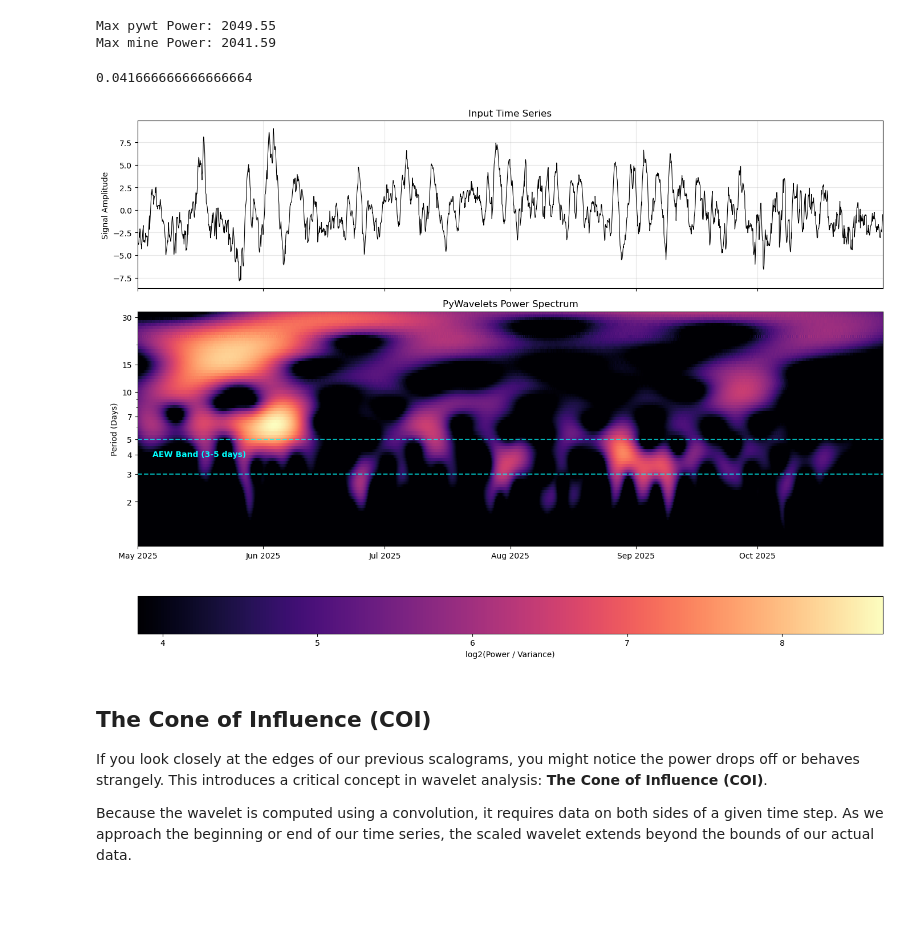
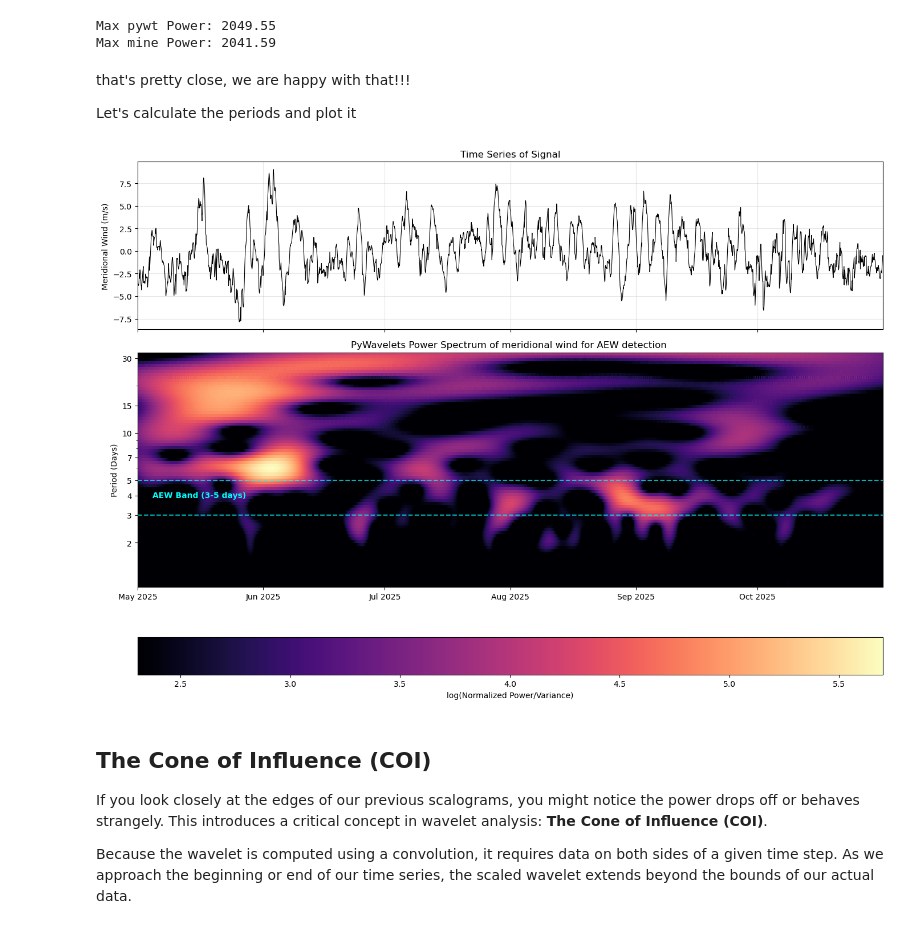
Before and after one commit to adriantompkins/climate-book, a Jupyter notebook: notebooks/part2_cda/climdata_wavelet_analysis.ipynb, the cells around one changed output. Cells and saved outputs as stored; diff of their text form; code cells hidden in the pictures; blank space fills up the shorter version.

Commit message:
Clean up and more  explanations in the wavelets, using natural log for plots instead of log2

```diff
--- a/notebooks/part2_cda/climdata_wavelet_analysis.ipynb
+++ b/notebooks/part2_cda/climdata_wavelet_analysis.ipynb
@@ -593,7 +601,7 @@ import matplotlib.pyplot as plt
 import numpy as np
 
 def plot_wavelet_spectrum(time, periods, power, title="Wavelet Power Spectrum",
-                          v_signal=None, ylabel="Period (Days)"):
+                          v_signal=None, ylabel="Period (Days)",tstitle="Signal Amplitude"):
     """
     Plots a professional scalogram for atmospheric signals.
     Returns: (fig, ax_signal, ax_wavelet)
@@ -601,11 +609,11 @@ def plot_wavelet_spectrum(time, periods, power, title="Wavelet Power Spectrum",
     fig, (ax1, ax2) = plt.subplots(2, 1, figsize=(14, 10), sharex=True,
                                    gridspec_kw={'height_ratios': [1, 2]})
 
-    # 1. Top Panel: Time Series
+    # Top Panel: Time Series
     if v_signal is not None:
         ax1.plot(time, v_signal, color='black', lw=0.8)
-        ax1.set_ylabel('Signal Amplitude')
-        ax1.set_title('Input Time Series')
+        ax1.set_ylabel(tstitle)
+        ax1.set_title('Time Series of Signal')
     ax1.grid(alpha=0.3)
 
     # Safely calculate variance normalization and log if v_signal is provided
@@ -615,7 +623,7 @@ def plot_wavelet_spectrum(time, periods, power, title="Wavelet Power Spectrum",
     else:
         norm_power = power
 
-    log_power = np.log2(norm_power + 1e-5)
+    log_power = np.log(norm_power + 1e-8)
 
     # Dynamically find the real ceiling of your data
     actual_max = np.nanmax(log_power)
@@ -624,7 +632,7 @@ def plot_wavelet_spectrum(time, periods, power, title="Wavelet Power Spectrum",
     # (Adjust this number up if it's still too noisy, down if it's too dark)
     actual_min = np.nanpercentile(log_power, 50)
 
-    # 2. Bottom Panel: The Scalogram
+    # Bottom Panel: The Scalogram
     pcm = ax2.pcolormesh(time, periods, log_power,
                          shading='auto',
                          vmin=actual_min,  # dynamically set!
@@ -647,6 +655,6 @@ def plot_wavelet_spectrum(time, periods, power, title="Wavelet Power Spectrum",
     ax2.xaxis.set_major_formatter(mdates.DateFormatter('%b %Y'))
 
     # Colorbar
-    fig.colorbar(pcm, ax=ax2, orientation='horizontal', pad=0.15, label='log2(Power / Variance)')
+    fig.colorbar(pcm, ax=ax2, orientation='horizontal', pad=0.15, label='log(Normalized Power/Variance)')
 
     return fig, ax1, ax2
@@ -759,36 +774,35 @@ print(f"Max mine Power: {max_mine:.2f}")
 # %% [output]
 Max pywt Power: 2049.55
 Max mine Power: 2041.59
+# %% [markdown]
+that's pretty close, we are happy with that!!!
+
+Let's calculate the periods and plot it
 # %%
-
-cwt_pywt, freqs_pywt = pywt.cwt(v_wind_data, scales_pywt, 'cmor1.0-0.955', sampling_period=dt_days)
-print (dt_days)
-power_pywt = 2*np.sqrt(np.pi)*np.abs(cwt_pywt)**2
-
 # CONVERT FREQUENCY TO PERIOD
 # PyWavelets returns cycles per time-unit. Since dt is in days, 1/f is days.
 periods_pywt = 1.0 / freqs_pywt
 
 fig_pkg, ax_sig_pywt, ax_wav_pywt = plot_wavelet_spectrum(
     time=time_era5,
     periods=periods_pywt,
     power=power_pywt,
-    title="PyWavelets Power Spectrum",
+    title="PyWavelets Power Spectrum of meridional wind for AEW detection ",
+    tstitle="Meridional Wind (m/s)",
     v_signal=v_wind_data,
     ylabel="Period (Days)"
 )
 
 # Add AEW band
 ax_wav_pywt.axhline(y=3, color='cyan', linestyle='--', alpha=0.7, lw=1.5)
 ax_wav_pywt.axhline(y=5, color='cyan', linestyle='--', alpha=0.7, lw=1.5)
 ax_wav_pywt.text(time_era5[int(len(time_era5)*0.02)], 4, 'AEW Band (3-5 days)',
             color='cyan', fontweight='bold', verticalalignment='center')
 
 plt.tight_layout()
 plt.show()
 # %% [output]
-0.041666666666666664
-[figure, old version]
+[figure, new version]
 # %% [markdown]
 ## The Cone of Influence (COI)
 
```
Also changed, not shown: parts of 8 cells of this notebook.
